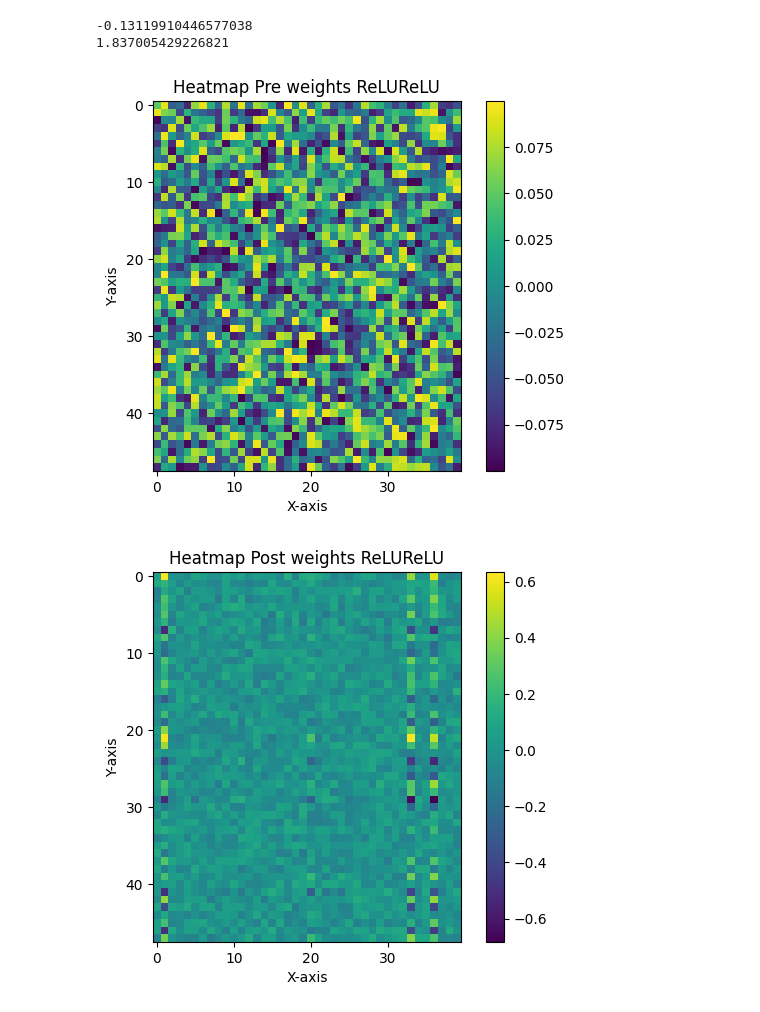
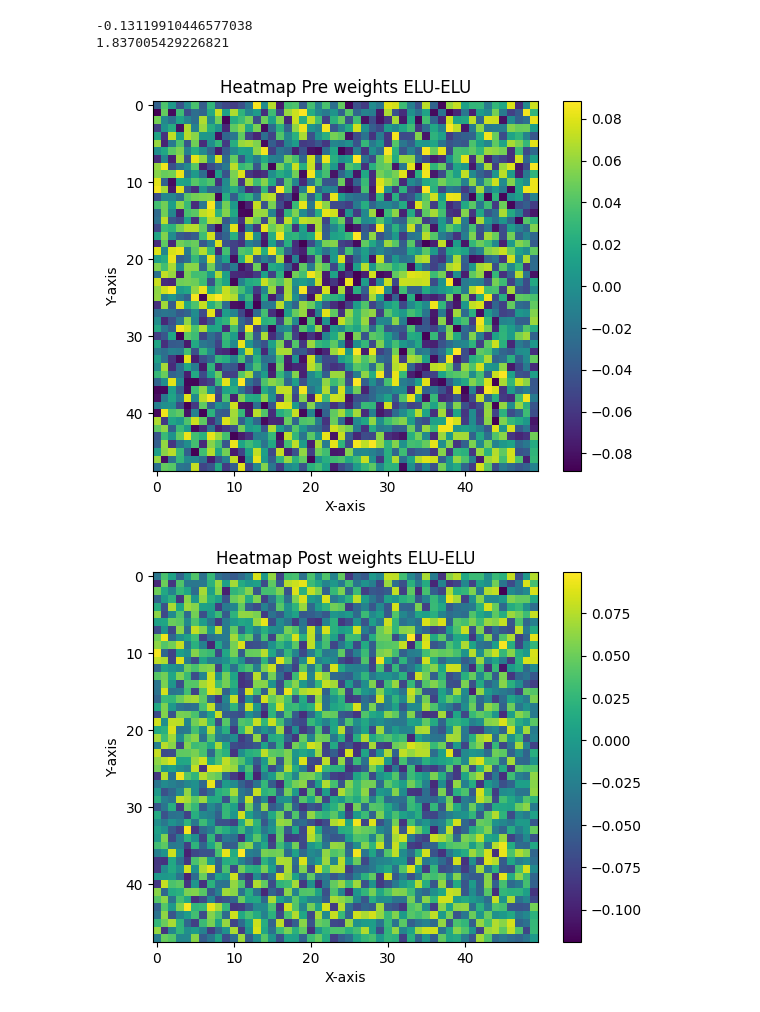
Before and after one commit to CorgiCoder-json/ANN_Noise_Study, a Jupyter notebook: ANN_Noise.ipynb, the cells around one changed output. Saved outputs shown, nothing was run; the diff lists cells and outputs as text; code cells hidden in the pictures.

```diff
--- a/ANN_Noise.ipynb
+++ b/ANN_Noise.ipynb
@@ -15,9 +15,9 @@ rr_post_weight_1 = pd.read_csv("results/relu_relu_small_regress_weight_post_1.cs
 rr_post_bias_1 = pd.read_csv("results/relu_relu_small_regress_bias_post_2.csv").to_numpy()
 ss_post_weight_1 = pd.read_csv("results/ss_weight_post_1.csv").to_numpy()
 ss_post_bias_1 = pd.read_csv("results/ss_bias_post_2.csv").to_numpy()
-ee_post_weight_1 = pd.read_csv("results/elu_elu_small_class_weight_post_1.csv").to_numpy()
-ee_post_weight_2 = pd.read_csv("results/elu_elu_small_class_weight_post_3.csv").to_numpy()
-ee_post_weight_3 = pd.read_csv("results/elu_elu_small_class_weight_post_5.csv").to_numpy()
+ee_post_weight_1 = pd.read_csv("results/elu_elu_small_regress_weight_post_1.csv").to_numpy()
+ee_post_weight_2 = pd.read_csv("results/elu_elu_small_regress_weight_post_3.csv").to_numpy()
+ee_post_weight_3 = pd.read_csv("results/elu_elu_small_regress_weight_post_5.csv").to_numpy()
 rr_post_weight_2 = pd.read_csv("results/relu_relu_small_regress_weight_post_3.csv").to_numpy()
 rr_post_bias_2 = pd.read_csv("results/relu_relu_small_regress_bias_post_4.csv").to_numpy()
 ss_post_weight_2 = pd.read_csv("results/ss_weight_post_3.csv").to_numpy()
@@ -31,9 +31,9 @@ rr_pre_weight_1 = pd.read_csv("results/relu_relu_small_regress_weight_pre_1.csv"
 rr_pre_bias_1 = pd.read_csv("results/relu_relu_small_regress_bias_pre_2.csv").to_numpy()
 ss_pre_weight_1 = pd.read_csv("results/ss_weight_pre_1.csv").to_numpy()
 ss_pre_bias_1 = pd.read_csv("results/ss_bias_pre_2.csv").to_numpy()
-ee_pre_weight_1 = pd.read_csv("results/elu_elu_small_class_weight_pre_1.csv").to_numpy()
-ee_pre_weight_2 = pd.read_csv("results/elu_elu_small_class_weight_pre_3.csv").to_numpy()
-ee_pre_weight_3 = pd.read_csv("results/elu_elu_small_class_weight_pre_5.csv").to_numpy()
+ee_pre_weight_1 = pd.read_csv("results/elu_elu_small_regress_weight_pre_1.csv").to_numpy()
+ee_pre_weight_2 = pd.read_csv("results/elu_elu_small_regress_weight_pre_3.csv").to_numpy()
+ee_pre_weight_3 = pd.read_csv("results/elu_elu_small_regress_weight_pre_5.csv").to_numpy()
 rr_pre_weight_2 = pd.read_csv("results/relu_relu_small_regress_weight_pre_3.csv").to_numpy()
 rr_pre_bias_2 = pd.read_csv("results/relu_relu_small_regress_bias_pre_4.csv").to_numpy()
 ss_pre_weight_2 = pd.read_csv("results/ss_weight_pre_3.csv").to_numpy()
@@ -118,36 +118,36 @@ print(np.std((relu-sigmoid)))
 # %%
 window = 50
 neuron_start = 80
 column_start = 60
 
 # Create the heatmap
 
 fig = plt.figure(0)
-plt.imshow([temp[column_start:column_start+window] for temp in rr_pre_weight_1[neuron_start:neuron_start+window]], cmap='viridis', interpolation='nearest')
+plt.imshow([temp[column_start:column_start+window] for temp in ee_pre_weight_2[neuron_start:neuron_start+window]], cmap='viridis', interpolation='nearest')
 
 # Add a colorbar for reference
 plt.colorbar()
 
 # Add labels (optional)
 plt.xlabel('X-axis')
 plt.ylabel('Y-axis')
-plt.title('Heatmap Pre weights ReLUReLU')
+plt.title('Heatmap Pre weights ELU-ELU')
 
 fig = plt.figure(1)
-plt.imshow([temp[column_start:column_start+window] for temp in rr_post_weight_1[neuron_start:neuron_start+window]], cmap='viridis', interpolation='nearest')
+plt.imshow([temp[column_start:column_start+window] for temp in ee_post_weight_2[neuron_start:neuron_start+window]], cmap='viridis', interpolation='nearest')
 
 # Add a colorbar for reference
 plt.colorbar()
 
 # Add labels (optional)
 plt.xlabel('X-axis')
 plt.ylabel('Y-axis')
-plt.title('Heatmap Post weights ReLUReLU')
+plt.title('Heatmap Post weights ELU-ELU')
 
 
 
 # Show the plot
 plt.show()
 # %% [output]
-[figure, old version]
+[figure, new version]
-[figure, old version]
+[figure, new version]
```
Also changed, not shown: 13 other files.
